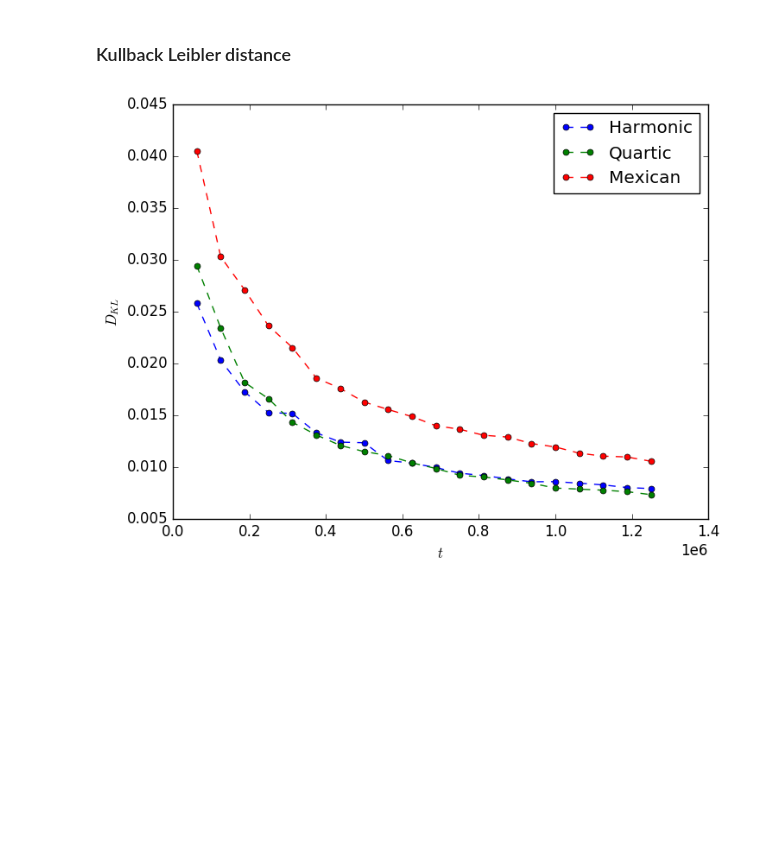
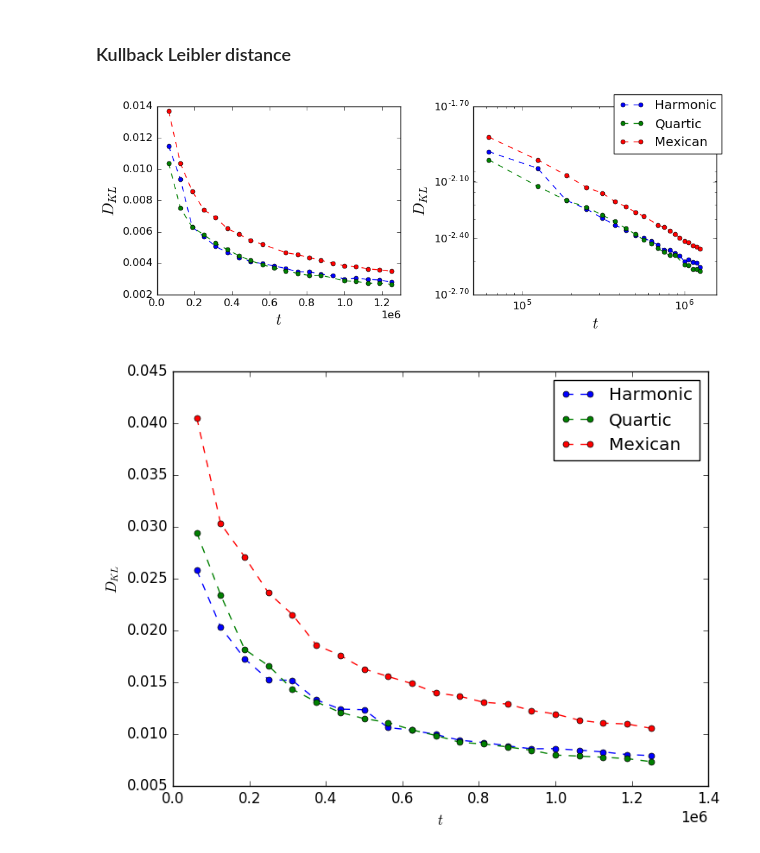
Before and after one commit to dapias/ST1Ds, a Jupyter notebook: notebooks/Hellinger--Kullback.ipynb, the cells around one changed output. Saved outputs shown, nothing was run; the diff lists cells and outputs as text; code cells hidden in the pictures; blank space fills up the shorter version.

```diff
--- a/notebooks/Hellinger--Kullback.ipynb
+++ b/notebooks/Hellinger--Kullback.ipynb
@@ -80,11 +98,70 @@ filename = "integralX4v7MH"
 data = readdlm("../kullback/$filename");
 t1 = data[:,1]
 h1 = data[:,2];
+
+t1 = vcat(data[:,1][1:9], data[:,1][11:end])
+h1 = vcat(data[:,2][1:9], data[:,2][11:end]);
 # %%
 filename = "integral0F7YQP"
 data = readdlm("../kullback/$filename");
 t2 = data[:,1]
 h2 = data[:,2];
+
+t2 = vcat(data[:,1][1:14], data[:,1][16:end])
+h2 = vcat(data[:,2][1:14], data[:,2][16:end]);
+# %%
+fig = plt[:figure](figsize=(10,4))
+#fig = plt[:figure]()
+
+ax = fig[:add_subplot](1,2,1)
+
+
+#ax[:set_xscale]("log")
+#ax[:set_yscale]("log")
+
+a = ax[:plot](t, h, "o--", ms = 5.0, label = "Harmonic" )
+b = ax[:plot](t2, h2, "o--", ms = 5.0, label = "Quartic" )
+c = ax[:plot](t1, h1, "o--", ms = 5.0, label = "Mexican" )
+
+
+ax[:set_xlim](0.0,1.3e6)
+#ax[:set_ylim](10^-1.4, 10^-0.6)
+ax[:set_xlabel](L"t", fontsize = 18)
+ax[:set_ylabel](L"D_{KL}", fontsize = 18)
+ax[:ticklabel_format](style="sci", axis="x" , scilimits = (0,0))
+#handles, labels = ax[:get_legend_handles_labels]()
+#ax[:legend](handles, labels)
+
+ax = fig[:add_subplot](1,2,2)
+ax[:set_xscale]("log")
+ax[:set_yscale]("log")
+
+a, = ax[:plot](t, h, "o--", ms = 5.0, label = "Harmonic" )
+b, = ax[:plot](t2, h2, "o--", ms = 5.0, label = "Quartic" )
+c, = ax[:plot](t1, h1, "o--", ms = 5.0, label = "Mexican" )
+
+ax[:set_xlim](10^4.7,10^6.2)
+ax[:set_ylim](10^-2.7, 10^-1.7)
+ax[:set_xlabel](L"t", fontsize = 18)
+ax[:set_ylabel](L"D_{KL}", fontsize = 18)
+#ax[:ticklabel_format](style="sci", axis="x" , scilimits = (0,0))
+handles, labels = ax[:get_legend_handles_labels]()
+#ax[:legend](handles, labels)
+ticks = [10.^-1.7, 10^-2.1, 10^-2.4, 10^-2.7]
+ax[:set_yticks](ticks)
+ax[:get_yaxis]()[:get_major_formatter]()[:labelOnlyBase] = false
+
+#ticks = [10.^5.0, 10^5.5, 10^6.0]
+#ax[:set_xticks](ticks)
+#ax[:get_xaxis]()[:get_major_formatter]()[:labelOnlyBase] = false
+#ax[:tick_params](axis="both", labelsize=16)
+
+fig[:legend]((a,b,c),labels,"upper right")
+
+plt[:tight_layout]()
+plt[:savefig]("../kullback/kullbackdistances.pdf")
+# %% [output]
+[figure, added]
 # %%
 fig = plt[:figure]()
 ax = fig[:add_subplot](1,1,1)
```
Also changed, not shown: parts of 4 cells of this notebook.
